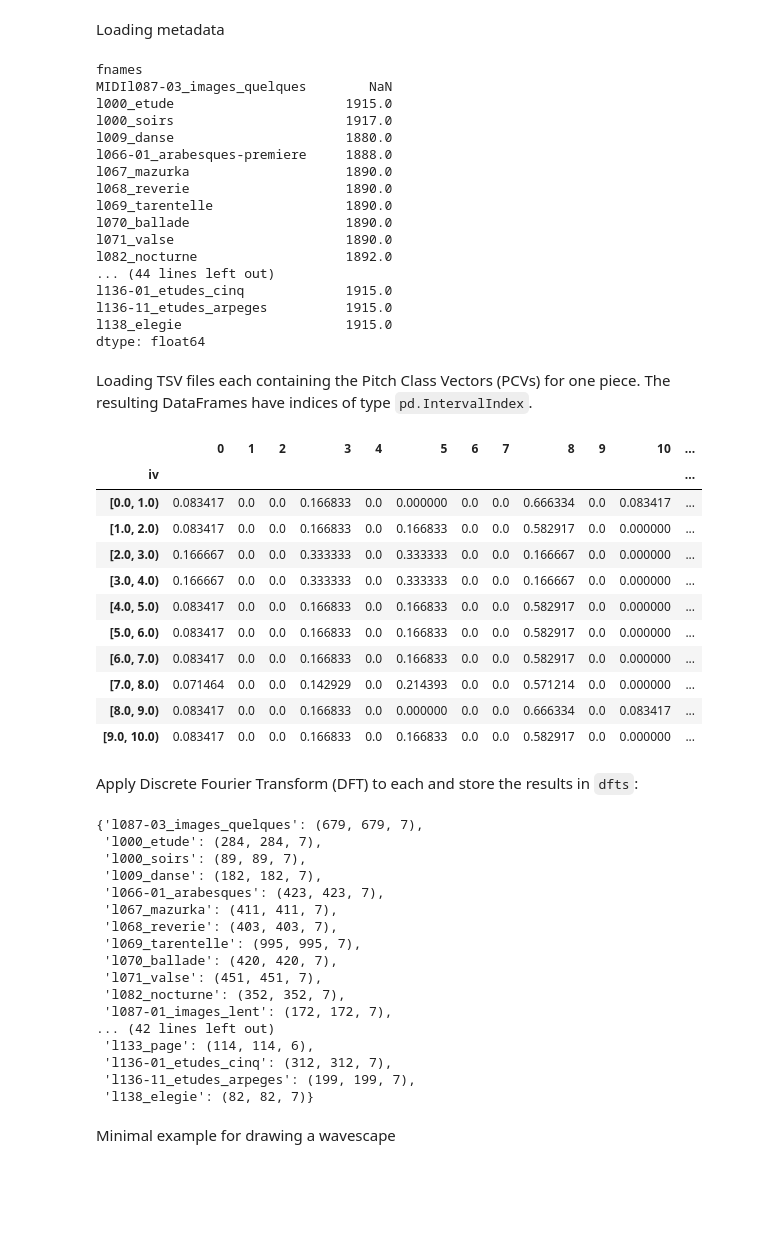
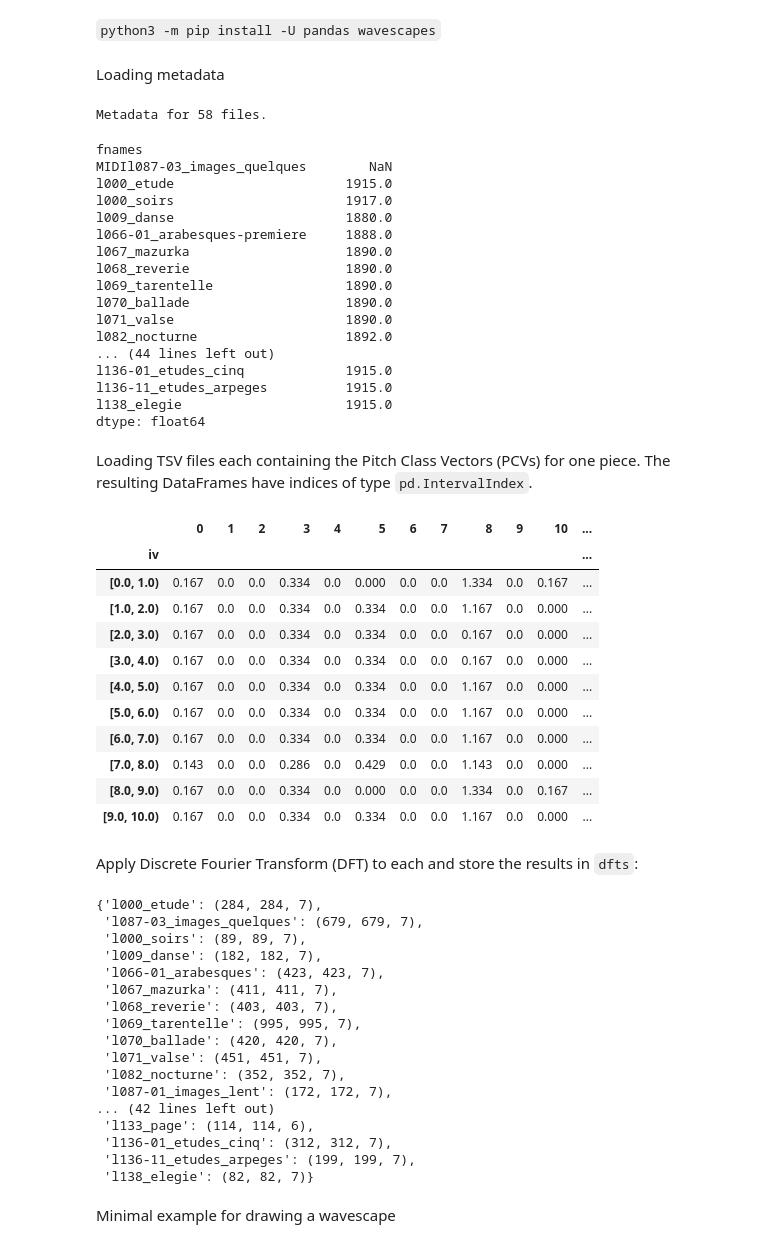
Before and after one commit to DCMLab/debussy, a Jupyter notebook: load_data.ipynb, the cells around one changed output. Drawn from its saved outputs; the diff is of its cells as text; code cells hidden in the pictures; blank space fills up the shorter version.

```diff
--- a/load_data.ipynb
+++ b/load_data.ipynb
@@ -3,3 +1,5 @@
+# %% [markdown]
+`python3 -m pip install -U pandas wavescapes`
 # %%
 import os, re
 import pandas as pd
@@ -25,54 +25,56 @@ Loading metadata
 # %%
 metadata = pd.read_csv('metadata.tsv', sep='\t', index_col=1)
 fname2year = (metadata.composed_end + metadata.composed_start) / 2
+print(f"Metadata for {fname2year.shape[0]} files.")
 fname2year
 # %% [output]
-fnames
-MIDIl087-03_images_quelques        NaN
-l000_etude                      1915.0
-l000_soirs                      1917.0
-l009_danse                      1880.0
-l066-01_arabesques-premiere     1888.0
-l067_mazurka                    1890.0
-l068_reverie                    1890.0
-l069_tarentelle                 1890.0
-l070_ballade                    1890.0
-l071_valse                      1890.0
-l082_nocturne                   1892.0
-... (44 lines left out)
-l136-01_etudes_cinq             1915.0
-l136-11_etudes_arpeges          1915.0
-l138_elegie                     1915.0
-dtype: float64
+Metadata for 58 files.
+fnames
+MIDIl087-03_images_quelques        NaN
+l000_etude                      1915.0
+l000_soirs                      1917.0
+l009_danse                      1880.0
+l066-01_arabesques-premiere     1888.0
+l067_mazurka                    1890.0
+l068_reverie                    1890.0
+l069_tarentelle                 1890.0
+l070_ballade                    1890.0
+l071_valse                      1890.0
+l082_nocturne                   1892.0
+... (44 lines left out)
+l136-01_etudes_cinq             1915.0
+l136-11_etudes_arpeges          1915.0
+l138_elegie                     1915.0
+dtype: float64
 # %% [markdown]
 Loading TSV files each containing the Pitch Class Vectors (PCVs) for one piece. The resulting DataFrames have indices of type `pd.IntervalIndex`.
 # %%
 pcv_dir = './pcvs'
-pcv_files = sorted(os.listdir(pcv_dir))
-pcv_dfs = {get_standard_filename(fname): pd.read_csv(os.path.join(pcv_dir, fname), sep='\t', index_col=0) for fname in pcv_files}
+_, _, pcv_files = next(os.walk(pcv_dir))
+pcv_dfs = {get_standard_filename(fname): pd.read_csv(os.path.join(pcv_dir, fname), sep='\t', index_col=0) for fname in sorted(pcv_files)}
 pcv_dfs = {k: parse_interval_index(v).fillna(0.0) for k, v in pcv_dfs.items()}
 pcv_dfs['l000_etude'].head(10)
 # %% [output]
 |  | 0 | 1 | 2 | 3 | 4 | 5 | 6 | 7 | 8 | 9 | 10 | ... |
 | iv |  |  |  |  |  |  |  |  |  |  |  | ... |
-| [0.0, 1.0) | 0.083417 | 0.0 | 0.0 | 0.166833 | 0.0 | 0.000000 | 0.0 | 0.0 | 0.666334 | 0.0 | 0.083417 | ... |
-| [1.0, 2.0) | 0.083417 | 0.0 | 0.0 | 0.166833 | 0.0 | 0.166833 | 0.0 | 0.0 | 0.582917 | 0.0 | 0.000000 | ... |
-| [2.0, 3.0) | 0.166667 | 0.0 | 0.0 | 0.333333 | 0.0 | 0.333333 | 0.0 | 0.0 | 0.166667 | 0.0 | 0.000000 | ... |
-| [3.0, 4.0) | 0.166667 | 0.0 | 0.0 | 0.333333 | 0.0 | 0.333333 | 0.0 | 0.0 | 0.166667 | 0.0 | 0.000000 | ... |
-| [4.0, 5.0) | 0.083417 | 0.0 | 0.0 | 0.166833 | 0.0 | 0.166833 | 0.0 | 0.0 | 0.582917 | 0.0 | 0.000000 | ... |
-| [5.0, 6.0) | 0.083417 | 0.0 | 0.0 | 0.166833 | 0.0 | 0.166833 | 0.0 | 0.0 | 0.582917 | 0.0 | 0.000000 | ... |
-| [6.0, 7.0) | 0.083417 | 0.0 | 0.0 | 0.166833 | 0.0 | 0.166833 | 0.0 | 0.0 | 0.582917 | 0.0 | 0.000000 | ... |
-| [7.0, 8.0) | 0.071464 | 0.0 | 0.0 | 0.142929 | 0.0 | 0.214393 | 0.0 | 0.0 | 0.571214 | 0.0 | 0.000000 | ... |
-| [8.0, 9.0) | 0.083417 | 0.0 | 0.0 | 0.166833 | 0.0 | 0.000000 | 0.0 | 0.0 | 0.666334 | 0.0 | 0.083417 | ... |
-| [9.0, 10.0) | 0.083417 | 0.0 | 0.0 | 0.166833 | 0.0 | 0.166833 | 0.0 | 0.0 | 0.582917 | 0.0 | 0.000000 | ... |
+| [0.0, 1.0) | 0.167 | 0.0 | 0.0 | 0.334 | 0.0 | 0.000 | 0.0 | 0.0 | 1.334 | 0.0 | 0.167 | ... |
+| [1.0, 2.0) | 0.167 | 0.0 | 0.0 | 0.334 | 0.0 | 0.334 | 0.0 | 0.0 | 1.167 | 0.0 | 0.000 | ... |
+| [2.0, 3.0) | 0.167 | 0.0 | 0.0 | 0.334 | 0.0 | 0.334 | 0.0 | 0.0 | 0.167 | 0.0 | 0.000 | ... |
+| [3.0, 4.0) | 0.167 | 0.0 | 0.0 | 0.334 | 0.0 | 0.334 | 0.0 | 0.0 | 0.167 | 0.0 | 0.000 | ... |
+| [4.0, 5.0) | 0.167 | 0.0 | 0.0 | 0.334 | 0.0 | 0.334 | 0.0 | 0.0 | 1.167 | 0.0 | 0.000 | ... |
+| [5.0, 6.0) | 0.167 | 0.0 | 0.0 | 0.334 | 0.0 | 0.334 | 0.0 | 0.0 | 1.167 | 0.0 | 0.000 | ... |
+| [6.0, 7.0) | 0.167 | 0.0 | 0.0 | 0.334 | 0.0 | 0.334 | 0.0 | 0.0 | 1.167 | 0.0 | 0.000 | ... |
+| [7.0, 8.0) | 0.143 | 0.0 | 0.0 | 0.286 | 0.0 | 0.429 | 0.0 | 0.0 | 1.143 | 0.0 | 0.000 | ... |
+| [8.0, 9.0) | 0.167 | 0.0 | 0.0 | 0.334 | 0.0 | 0.000 | 0.0 | 0.0 | 1.334 | 0.0 | 0.167 | ... |
+| [9.0, 10.0) | 0.167 | 0.0 | 0.0 | 0.334 | 0.0 | 0.334 | 0.0 | 0.0 | 1.167 | 0.0 | 0.000 | ... |
 # %% [markdown]
 Apply Discrete Fourier Transform (DFT) to each and store the results in `dfts`:
 # %%
 dfts = {k: apply_dft_to_pitch_class_matrix(v.to_numpy()) for k, v in pcv_dfs.items()}
 {k: v.shape for k, v in dfts.items()}
 # %% [output]
-{'l087-03_images_quelques': (679, 679, 7),
- 'l000_etude': (284, 284, 7),
+{'l000_etude': (284, 284, 7),
+ 'l087-03_images_quelques': (679, 679, 7),
  'l000_soirs': (89, 89, 7),
  'l009_danse': (182, 182, 7),
  'l066-01_arabesques': (423, 423, 7),
```
Also changed, not shown: parts of 2 cells of this notebook.
